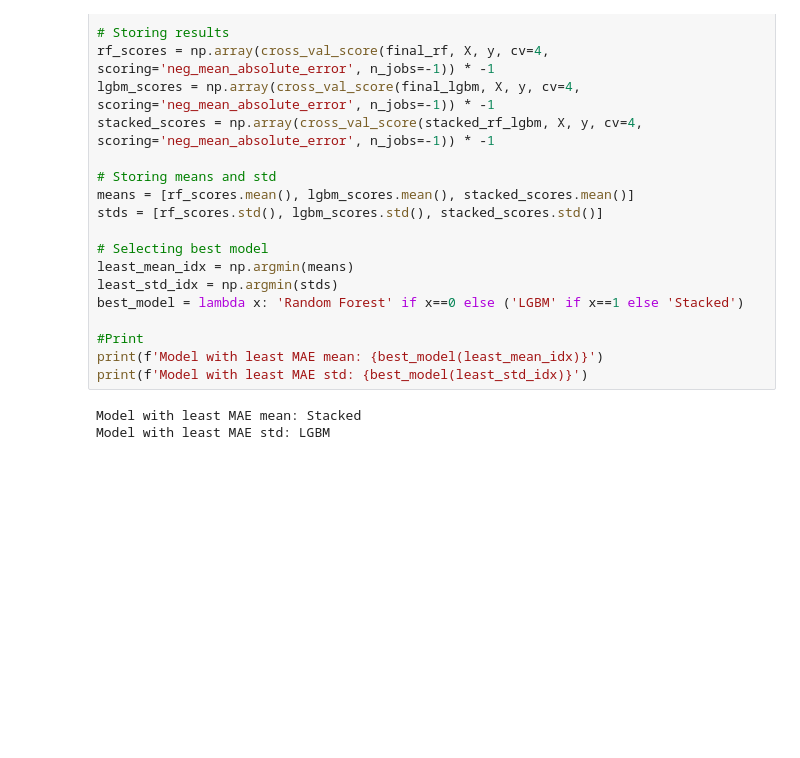
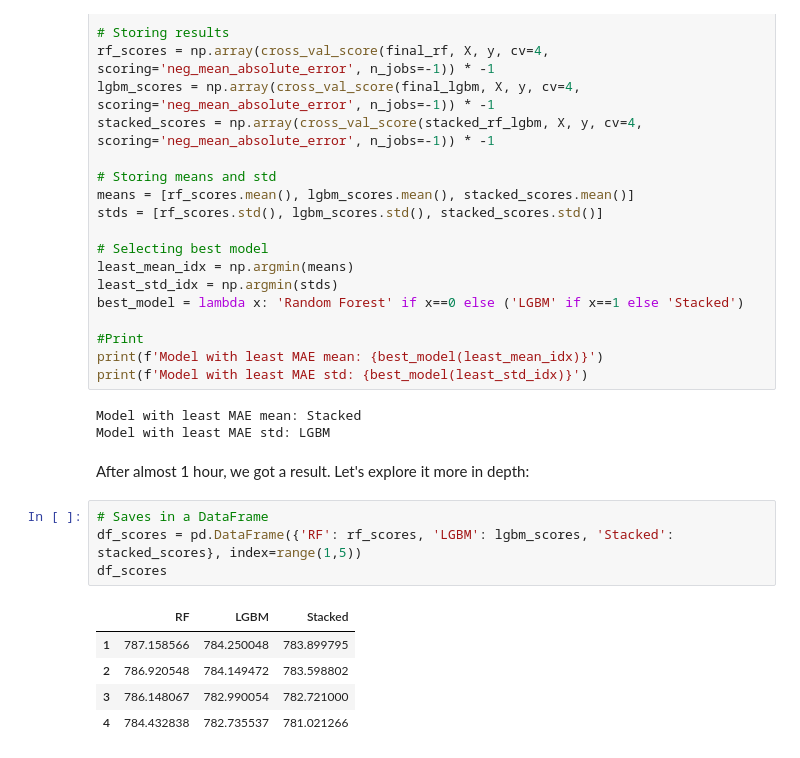
Before and after one commit to viniciussuares/IncomePrediction, a Jupyter notebook: notebooks/model_selection.ipynb, the cells around one changed output. Cells and saved outputs as stored; diff of their text form; blank space fills up the shorter version.

```diff
--- a/notebooks/model_selection.ipynb
+++ b/notebooks/model_selection.ipynb
@@ -441,3 +441,15 @@ print(f'Model with least MAE std: {best_model(least_std_idx)}')
 # %% [output]
 Model with least MAE mean: Stacked
 Model with least MAE std: LGBM
+# %% [markdown]
+After almost 1 hour, we got a result. Let's explore it more in depth:
+# %%
+# Saves in a DataFrame
+df_scores = pd.DataFrame({'RF': rf_scores, 'LGBM': lgbm_scores, 'Stacked': stacked_scores}, index=range(1,5))
+df_scores
+# %% [output]
+|  | RF | LGBM | Stacked |
+| 1 | 787.158566 | 784.250048 | 783.899795 |
+| 2 | 786.920548 | 784.149472 | 783.598802 |
+| 3 | 786.148067 | 782.990054 | 782.721000 |
+| 4 | 784.432838 | 782.735537 | 781.021266 |
```
Also changed, not shown: parts of 7 cells of this notebook, 1 other file.
